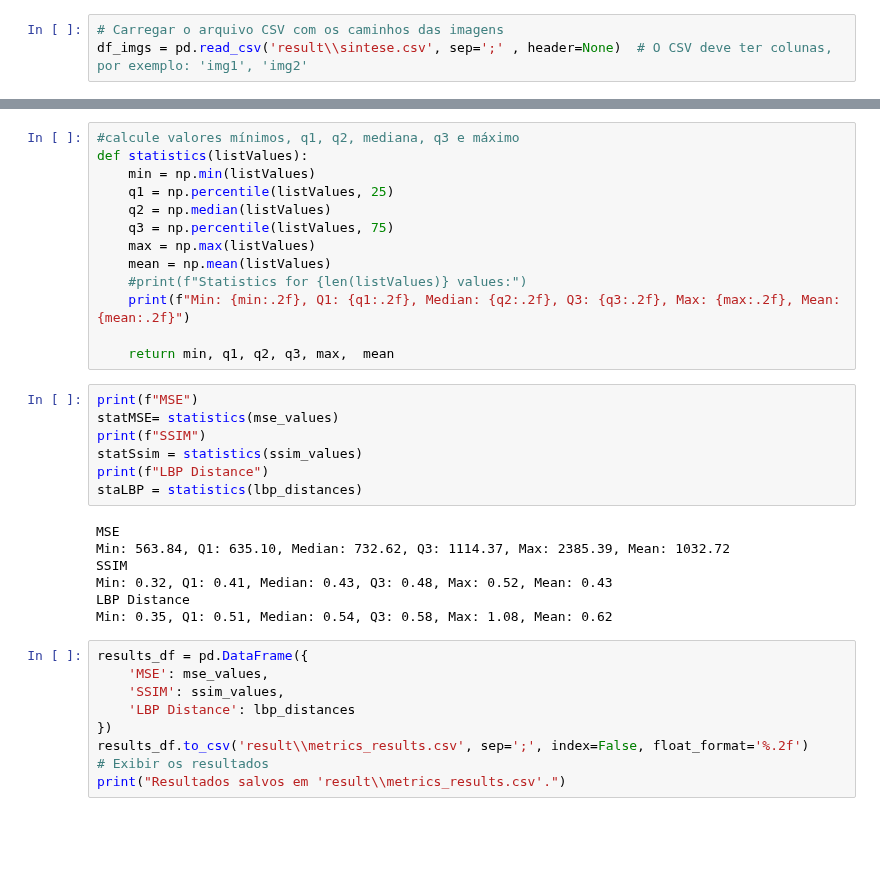
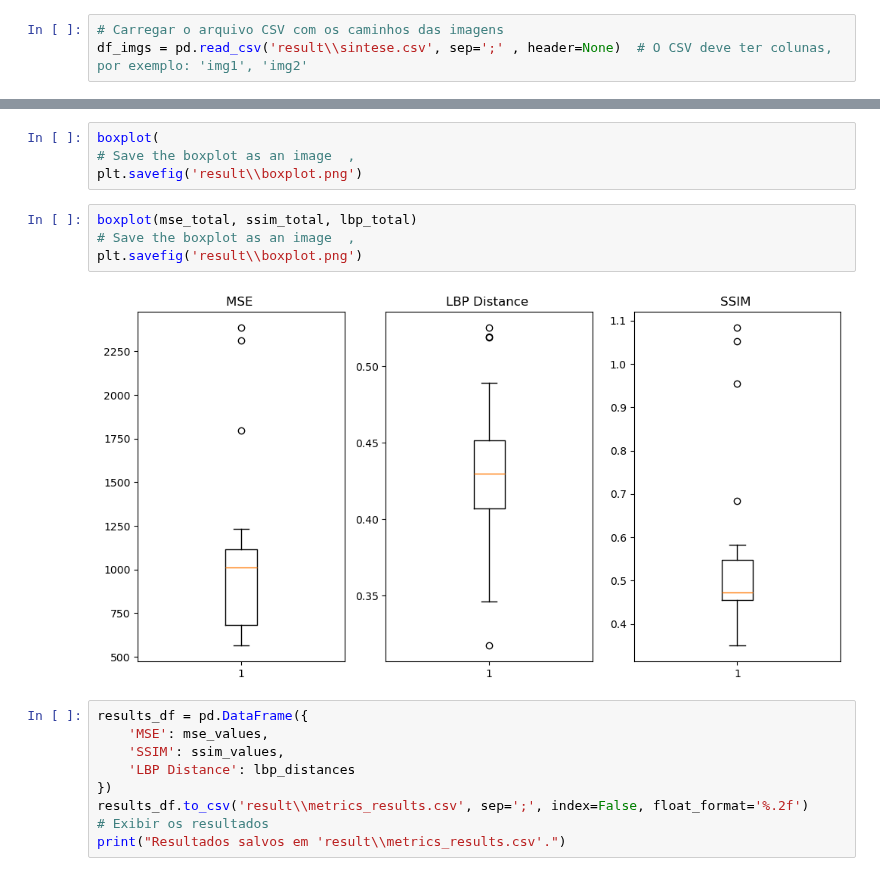
Before and after one commit to lucterres/textureSSD, a Jupyter notebook: usage.ipynb, the cells around one changed output, grey strips where cells are left out. Drawn from its saved outputs; the diff is of its cells as text; blank space fills up the shorter version.

```diff
--- a/usage.ipynb
+++ b/usage.ipynb
@@ -99,30 +163,13 @@ MSE: 630.49, SSIM: 0.44, LBPD: 0.51
-# %%
-#calcule valores mínimos, q1, q2, mediana, q3 e máximo
-def statistics(listValues):
-    min = np.min(listValues)
-    q1 = np.percentile(listValues, 25)
-    q2 = np.median(listValues)
-    q3 = np.percentile(listValues, 75)
-    max = np.max(listValues)
-    mean = np.mean(listValues)
-    #print(f"Statistics for {len(listValues)} values:")
-    print(f"Min: {min:.2f}, Q1: {q1:.2f}, Median: {q2:.2f}, Q3: {q3:.2f}, Max: {max:.2f}, Mean: {mean:.2f}")
-
-    return min, q1, q2, q3, max,  mean
-# %%
-print(f"MSE")
-statMSE= statistics(mse_values)
-print(f"SSIM")
-statSsim = statistics(ssim_values)
-print(f"LBP Distance")
-staLBP = statistics(lbp_distances)
-# %% [output]
-MSE
-Min: 563.84, Q1: 635.10, Median: 732.62, Q3: 1114.37, Max: 2385.39, Mean: 1032.72
-SSIM
-Min: 0.32, Q1: 0.41, Median: 0.43, Q3: 0.48, Max: 0.52, Mean: 0.43
-LBP Distance
-Min: 0.35, Q1: 0.51, Median: 0.54, Q3: 0.58, Max: 1.08, Mean: 0.62
+# %%
+boxplot(
+# Save the boxplot as an image  ,
+plt.savefig('result\\boxplot.png')
+# %%
+boxplot(mse_total, ssim_total, lbp_total)
+# Save the boxplot as an image  ,
+plt.savefig('result\\boxplot.png')
+# %% [output]
+[figure, added]
 # %%
 results_df = pd.DataFrame({
     'MSE': mse_values,
```
Also changed, not shown: parts of 5 cells of this notebook, 20 other files.
